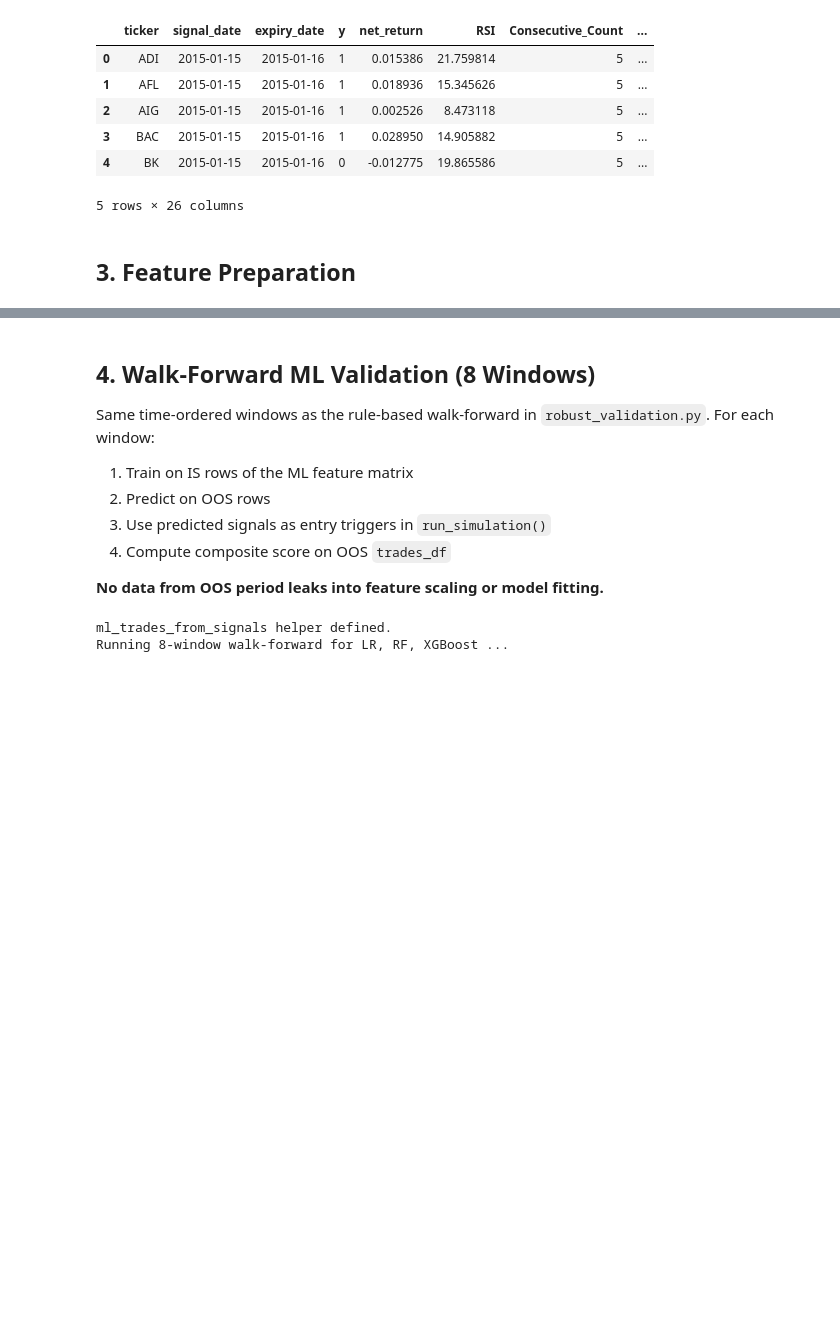
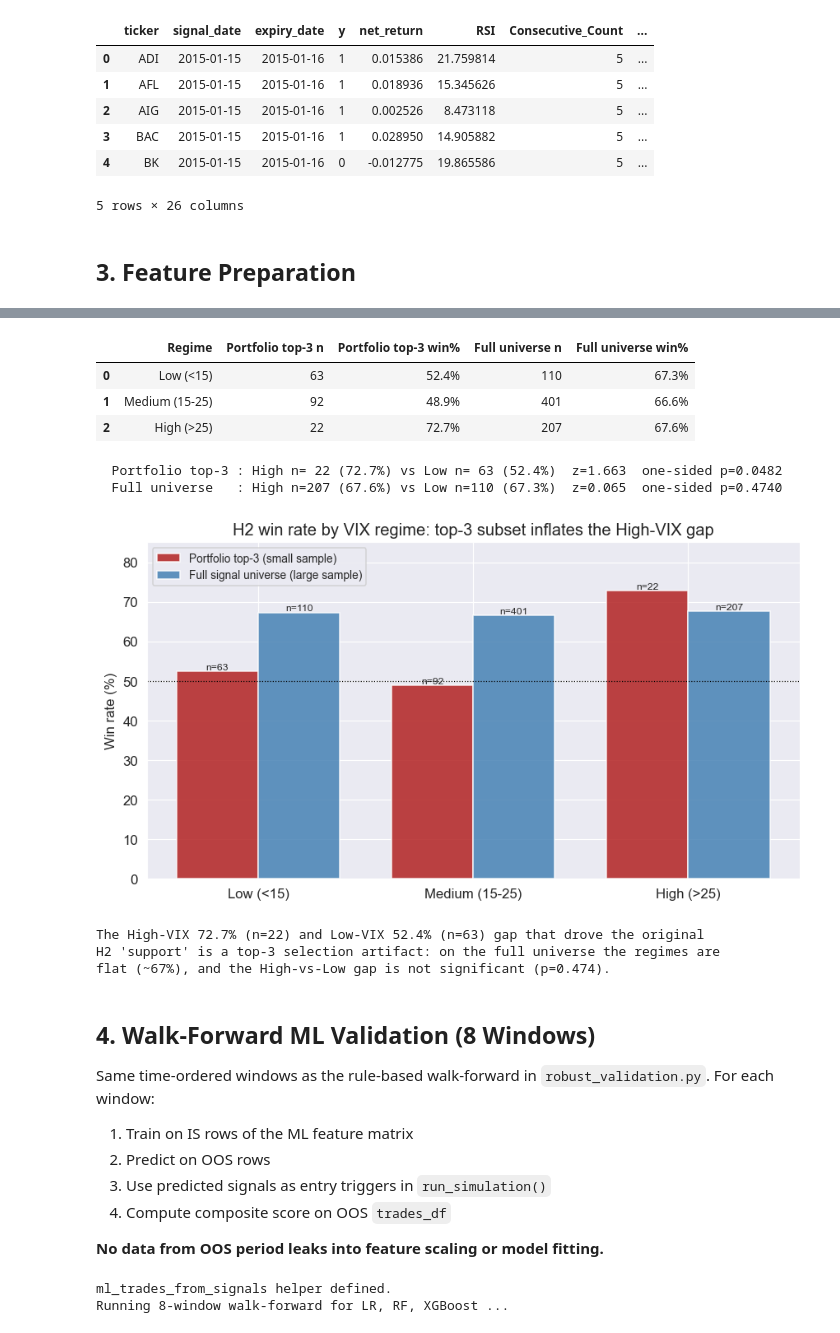
Before and after one commit to Osmond-Xin/UNFC_Capstone, a Jupyter notebook: notebooks/ml_validation.ipynb, the cells around one changed output, grey strips where cells are left out. Cells and saved outputs as stored; diff of their text form; code cells hidden in the pictures; blank space fills up the shorter version.

```diff
--- a/notebooks/ml_validation.ipynb
+++ b/notebooks/ml_validation.ipynb
@@ -262,0 +355,69 @@ Positive rate: 66.1%
+# %%
+# ---- Small-sample (top-3 portfolio) vs large-sample (full universe) comparison ----
+# This makes the H2 artifact explicit: the original 72.7% vs 52.4% gap comes from the
+# 22-trade High-VIX portfolio subset; on the full signal universe the gap disappears.
+from modules.evaluation.portfolio_simulator import run_simulation
+
+port = run_simulation(RSI_THRESHOLD, MIN_CONSECUTIVE, HOLD_DAYS,
+                      '2015-01-01', '2025-06-30', cache_dir='../cache', verbose=False)
+
+def _regime_winrates(df, regime_col, ret_col):
+    rows = {}
+    for lab in ['Low', 'Medium', 'High']:
+        s = df[df[regime_col] == lab]
+        rows[lab] = (len(s), float((s[ret_col] > 0).mean()) if len(s) else np.nan)
+    return rows
+
+port_reg = _regime_winrates(port, 'vix_regime_at_signal', 'net_return')
+full_reg = _regime_winrates(h2_is.assign(reg=h2_is['regime']), 'reg', 'net_return')
+
+cmp_df = pd.DataFrame({
+    'Regime': ['Low (<15)', 'Medium (15-25)', 'High (>25)'],
+    'Portfolio top-3  n':  [port_reg['Low'][0], port_reg['Medium'][0], port_reg['High'][0]],
+    'Portfolio top-3  win%': [port_reg['Low'][1], port_reg['Medium'][1], port_reg['High'][1]],
+    'Full universe  n':    [full_reg['Low'][0], full_reg['Medium'][0], full_reg['High'][0]],
+    'Full universe  win%': [full_reg['Low'][1], full_reg['Medium'][1], full_reg['High'][1]],
+})
+print("Small-sample (top-3 portfolio) vs large-sample (full signal universe), IS:")
+display(cmp_df.style.format({'Portfolio top-3  win%': '{:.1%}', 'Full universe  win%': '{:.1%}'}))
+
+# High-vs-Low z-test for BOTH samples, side by side
+def _ztest(df, regime_col, ret_col):
+    hi = df[df[regime_col] == 'High']; lo = df[df[regime_col] == 'Low']
+    nh, nl = len(hi), len(lo)
+    wh, wl = (hi[ret_col] > 0).sum(), (lo[ret_col] > 0).sum()
+    ph, pl = wh / nh, wl / nl
+    pp = (wh + wl) / (nh + nl)
+    se = np.sqrt(pp * (1 - pp) * (1 / nh + 1 / nl))
+    z = (ph - pl) / se
+    return nh, ph, nl, pl, z, 1 - stats.norm.cdf(z)
+
+for name, df, rc, yc in [('Portfolio top-3', port, 'vix_regime_at_signal', 'net_return'),
+                         ('Full universe',  h2_is, 'regime',              'net_return')]:
+    nh, ph, nl, pl, z, p = _ztest(df, rc, yc)
+    print(f"  {name:<16s}: High n={nh:>3d} ({ph:.1%}) vs Low n={nl:>3d} ({pl:.1%})  "
+          f"z={z:.3f}  one-sided p={p:.4f}")
+
+# Grouped bar chart
+fig, ax = plt.subplots(figsize=(8, 4.5))
+x = np.arange(3); w = 0.38
+b1 = ax.bar(x - w/2, [v*100 for v in cmp_df['Portfolio top-3  win%']], w,
+            label='Portfolio top-3 (small sample)', color='firebrick', alpha=0.85)
+b2 = ax.bar(x + w/2, [v*100 for v in cmp_df['Full universe  win%']], w,
+            label='Full signal universe (large sample)', color='steelblue', alpha=0.85)
+for bars, ncol in [(b1, 'Portfolio top-3  n'), (b2, 'Full universe  n')]:
+    for rect, n in zip(bars, cmp_df[ncol]):
+        ax.annotate(f'n={n}', (rect.get_x() + rect.get_width()/2, rect.get_height()),
+                    ha='center', va='bottom', fontsize=8)
+ax.axhline(50, color='black', lw=0.8, ls=':')
+ax.set_xticks(x); ax.set_xticklabels(cmp_df['Regime'])
+ax.set_ylabel('Win rate (%)'); ax.set_ylim(0, 85)
+ax.set_title('H2 win rate by VIX regime: top-3 subset inflates the High-VIX gap')
+ax.legend(fontsize=9)
+plt.tight_layout()
+plt.savefig('../doc/202605/25/h2_small_vs_large_sample.png', dpi=200, bbox_inches='tight')
+plt.show()
+print("\nThe High-VIX 72.7% (n=22) and Low-VIX 52.4% (n=63) gap that drove the original")
+print("H2 'support' is a top-3 selection artifact: on the full universe the regimes are")
+print("flat (~67%), and the High-vs-Low gap is not significant (p=0.474).")
+# %% [output]
@@ -263,3 +441,13 @@ Positive rate: 66.1%
+|  | Regime | Portfolio top-3 n | Portfolio top-3 win% | Full universe n | Full universe win% |
+| 0 | Low (<15) | 63 | 52.4% | 110 | 67.3% |
+| 1 | Medium (15-25) | 92 | 48.9% | 401 | 66.6% |
+| 2 | High (>25) | 22 | 72.7% | 207 | 67.6% |
+  Portfolio top-3 : High n= 22 (72.7%) vs Low n= 63 (52.4%)  z=1.663  one-sided p=0.0482
+  Full universe   : High n=207 (67.6%) vs Low n=110 (67.3%)  z=0.065  one-sided p=0.4740
+[figure, added]
+The High-VIX 72.7% (n=22) and Low-VIX 52.4% (n=63) gap that drove the original
+H2 'support' is a top-3 selection artifact: on the full universe the regimes are
+flat (~67%), and the High-vs-Low gap is not significant (p=0.474).
 # %% [markdown]
 ## 4. Walk-Forward ML Validation (8 Windows)
 
```
Also changed, not shown: parts of 13 cells of this notebook, 9 other files.
